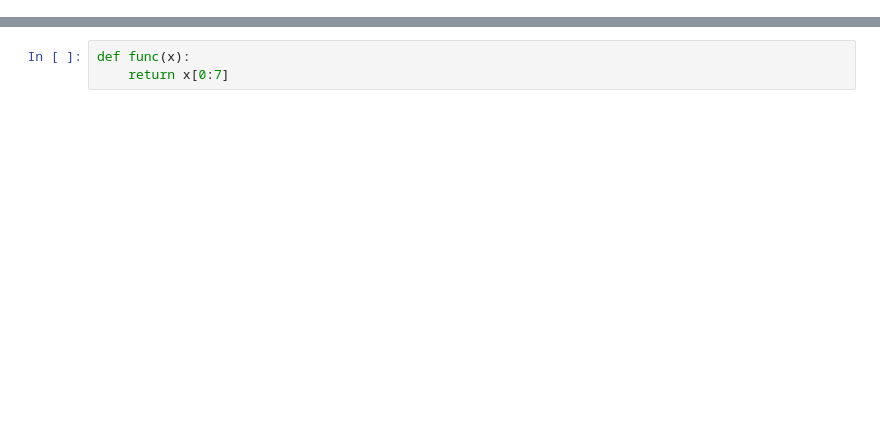
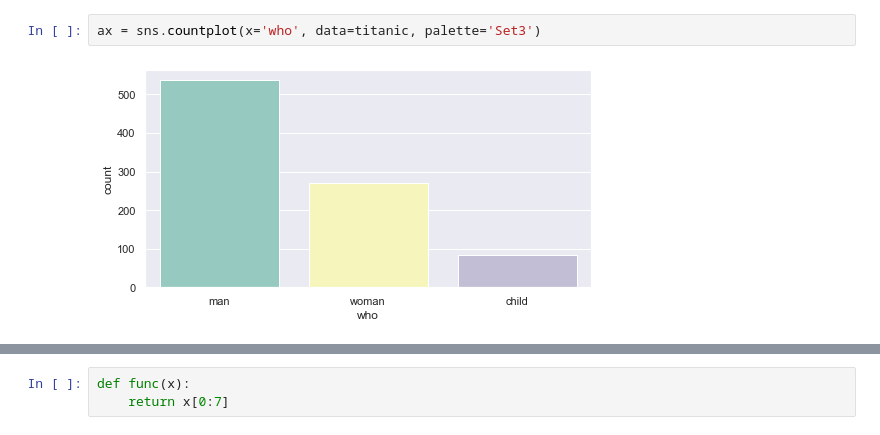
Before and after one commit to hwaneest/DataCamp_Donates_2021, a Jupyter notebook: Member_DH/issue.ipynb, the cells around one changed output, grey strips where cells are left out. Saved outputs shown, nothing was run; the diff lists cells and outputs as text; blank space fills up the shorter version.

```diff
--- a/Member_DH/issue.ipynb
+++ b/Member_DH/issue.ipynb
@@ -0,0 +30,4 @@
+# %%
+ax = sns.countplot(x='who', data=titanic, palette='Set3')
+# %% [output]
+[figure, added]
```
Also changed, not shown: parts of 20 cells of this notebook, 1 other file.
